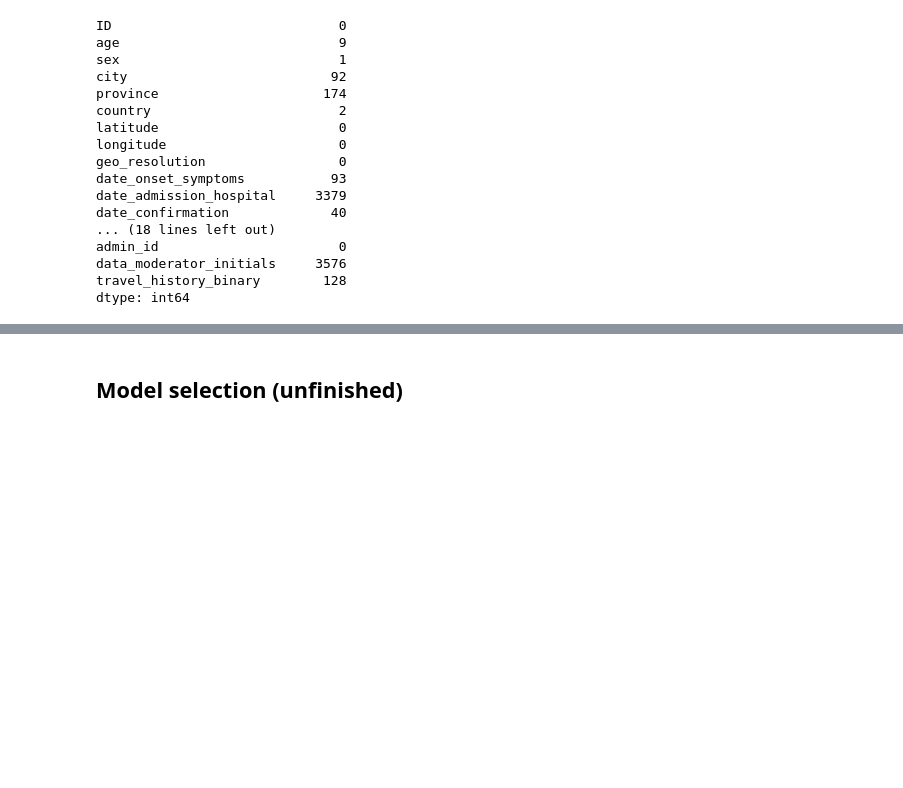
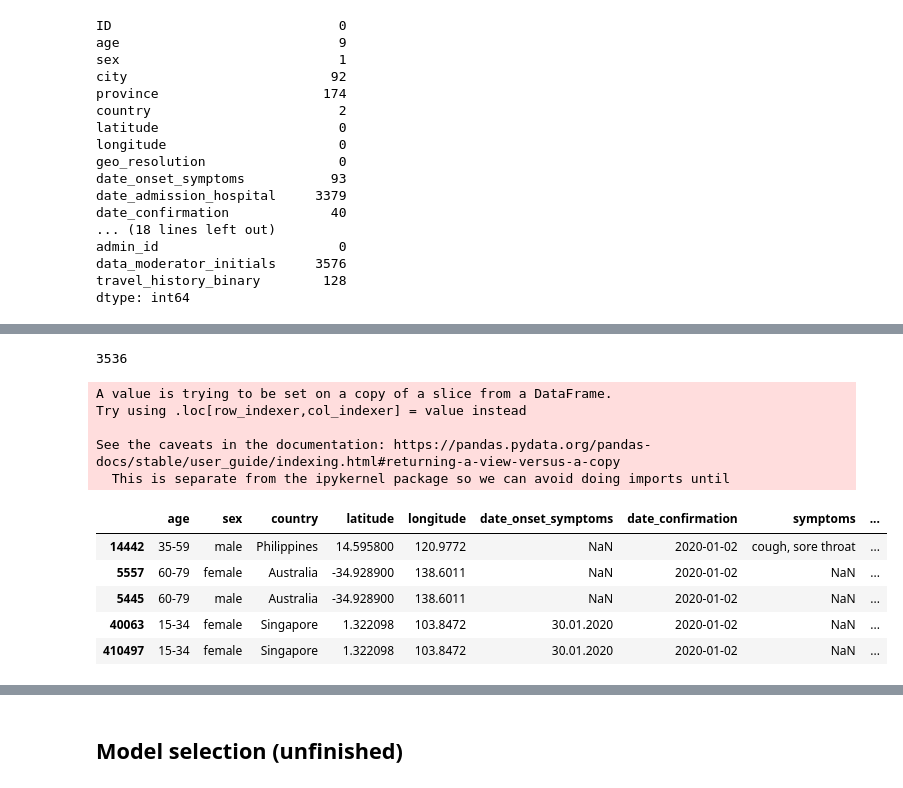
Before and after one commit to mattchap2/machine-learning, a Jupyter notebook: source-code.ipynb, the cells around one changed output, grey strips where cells are left out. Saved outputs shown, nothing was run; the diff lists cells and outputs as text; code cells hidden in the pictures; blank space fills up the shorter version.

```diff
--- a/source-code.ipynb
+++ b/source-code.ipynb
@@ -684,0 +702,21 @@ dtype: int64
+# %%
+print(len(df_outcome[df_outcome['date_onset_symptoms'].notnull() | df_outcome['symptoms'].notnull()]))
+# %% [output]
+3536
+# %%
+df_outcome_attributes['symptoms_binary'] = np.where(
+    df_outcome['date_onset_symptoms'].notnull() |
+    df_outcome['symptoms'].notnull(), True, False)
+df_outcome_attributes.head()
+# %% [output]
+A value is trying to be set on a copy of a slice from a DataFrame.
+Try using .loc[row_indexer,col_indexer] = value instead
+
+See the caveats in the documentation: https://pandas.pydata.org/pandas-docs/stable/user_guide/indexing.html#returning-a-view-versus-a-copy
+  This is separate from the ipykernel package so we can avoid doing imports until
+|  | age | sex | country | latitude | longitude | date_onset_symptoms | date_confirmation | symptoms | ... |
+| 14442 | 35-59 | male | Philippines | 14.595800 | 120.9772 | NaN | 2020-01-02 | cough, sore throat | ... |
+| 5557 | 60-79 | female | Australia | -34.928900 | 138.6011 | NaN | 2020-01-02 | NaN | ... |
+| 5445 | 60-79 | male | Australia | -34.928900 | 138.6011 | NaN | 2020-01-02 | NaN | ... |
+| 40063 | 15-34 | female | Singapore | 1.322098 | 103.8472 | 30.01.2020 | 2020-01-02 | NaN | ... |
+| 410497 | 15-34 | female | Singapore | 1.322098 | 103.8472 | 30.01.2020 | 2020-01-02 | NaN | ... |
```
Also changed, not shown: parts of 15 cells of this notebook.
